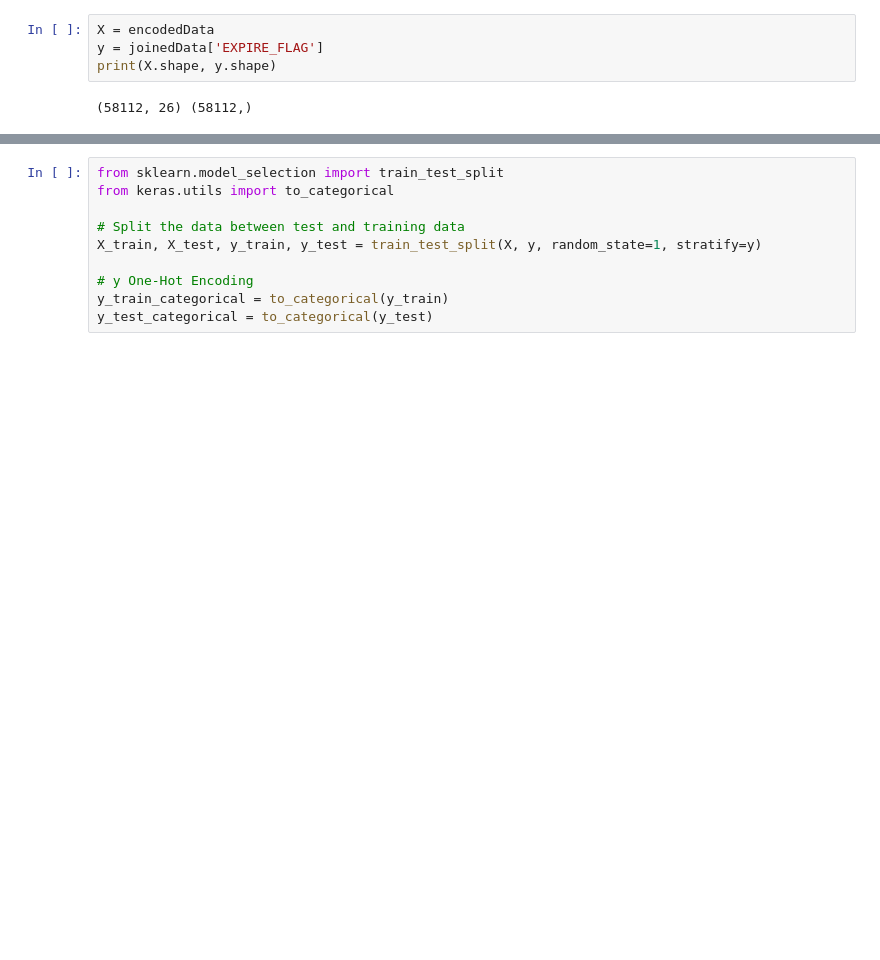
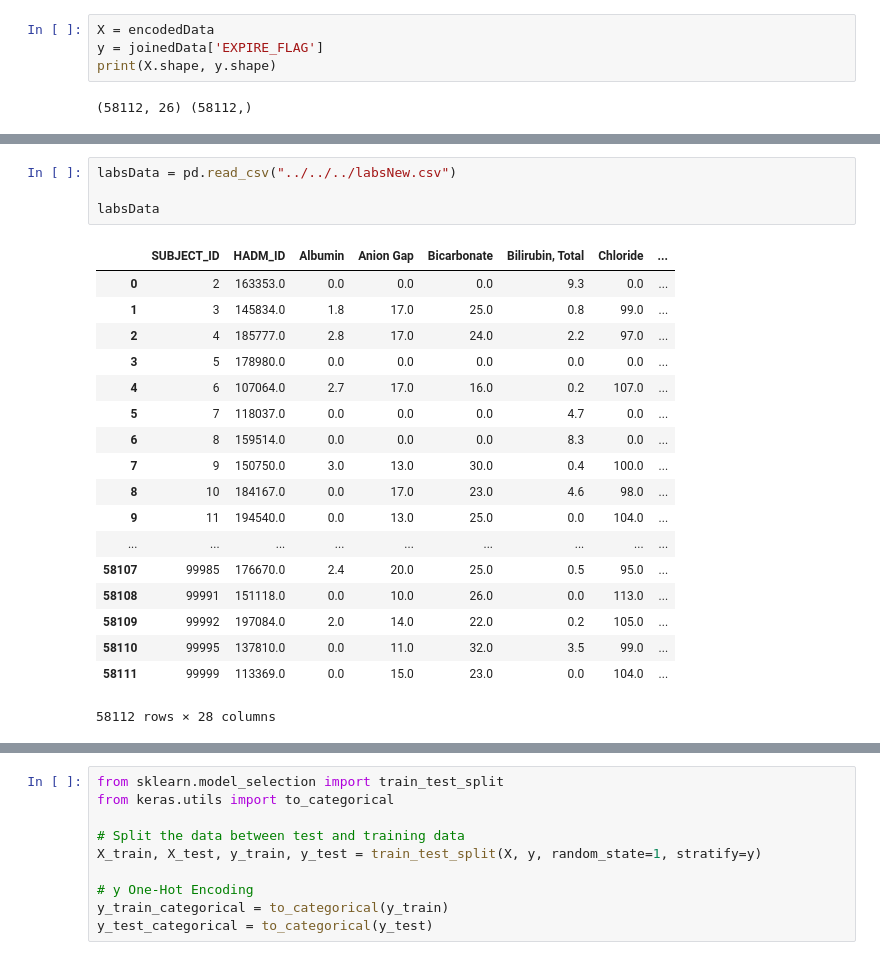
Before and after one commit to luker0bert/CriticalCareAnalysis, a Jupyter notebook: Notebooks/Neural Network Classifier JCC.ipynb, the cells around one changed output, grey strips where cells are left out. Drawn from its saved outputs; the diff is of its cells as text; blank space fills up the shorter version.

Commit message:
Created new neural network pre-processing segment for the lab value data

```diff
--- a/Notebooks/Neural Network Classifier JCC.ipynb
+++ b/Notebooks/Neural Network Classifier JCC.ipynb
@@ -113,0 +120,23 @@ print(X.shape, y.shape)
+# %%
+labsData = pd.read_csv("../../../labsNew.csv")
+
+labsData
+# %% [output]
+|  | SUBJECT_ID | HADM_ID | Albumin | Anion Gap | Bicarbonate | Bilirubin, Total | Chloride | ... |
+| 0 | 2 | 163353.0 | 0.0 | 0.0 | 0.0 | 9.3 | 0.0 | ... |
+| 1 | 3 | 145834.0 | 1.8 | 17.0 | 25.0 | 0.8 | 99.0 | ... |
+| 2 | 4 | 185777.0 | 2.8 | 17.0 | 24.0 | 2.2 | 97.0 | ... |
+| 3 | 5 | 178980.0 | 0.0 | 0.0 | 0.0 | 0.0 | 0.0 | ... |
+| 4 | 6 | 107064.0 | 2.7 | 17.0 | 16.0 | 0.2 | 107.0 | ... |
+| 5 | 7 | 118037.0 | 0.0 | 0.0 | 0.0 | 4.7 | 0.0 | ... |
+| 6 | 8 | 159514.0 | 0.0 | 0.0 | 0.0 | 8.3 | 0.0 | ... |
+| 7 | 9 | 150750.0 | 3.0 | 13.0 | 30.0 | 0.4 | 100.0 | ... |
+| 8 | 10 | 184167.0 | 0.0 | 17.0 | 23.0 | 4.6 | 98.0 | ... |
+| 9 | 11 | 194540.0 | 0.0 | 13.0 | 25.0 | 0.0 | 104.0 | ... |
+| ... | ... | ... | ... | ... | ... | ... | ... | ... |
+| 58107 | 99985 | 176670.0 | 2.4 | 20.0 | 25.0 | 0.5 | 95.0 | ... |
+| 58108 | 99991 | 151118.0 | 0.0 | 10.0 | 26.0 | 0.0 | 113.0 | ... |
+| 58109 | 99992 | 197084.0 | 2.0 | 14.0 | 22.0 | 0.2 | 105.0 | ... |
+| 58110 | 99995 | 137810.0 | 0.0 | 11.0 | 32.0 | 3.5 | 99.0 | ... |
+| 58111 | 99999 | 113369.0 | 0.0 | 15.0 | 23.0 | 0.0 | 104.0 | ... |
+58112 rows × 28 columns
```
Also changed, not shown: parts of 10 cells of this notebook, 2 other files.
